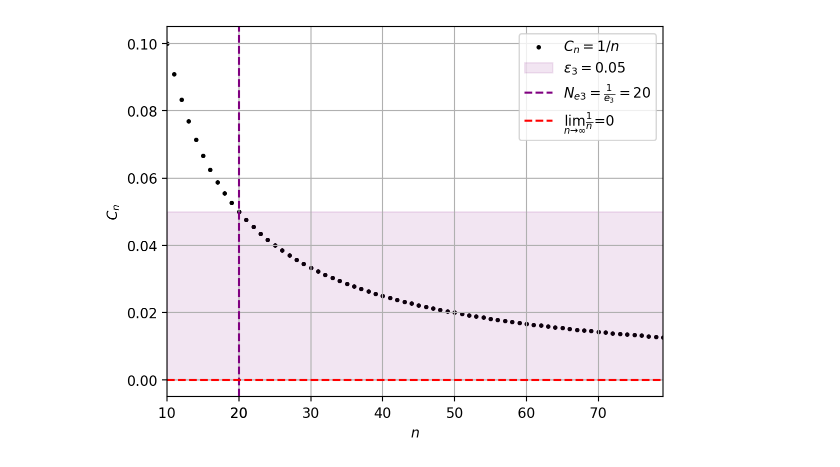
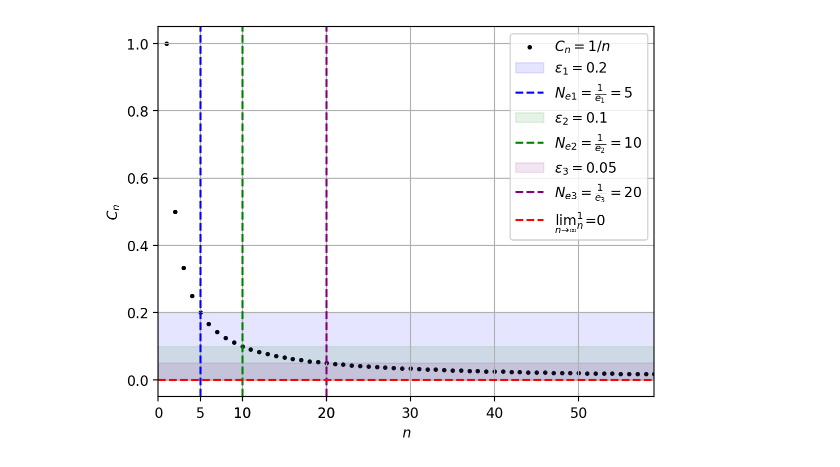
Before and after one commit to sabahtalateh/ainots, a Jupyter notebook: specmatan/matan1/day2/limitdemo.ipynb, the cells around one changed output. Cells and saved outputs as stored; diff of their text form; code cells hidden in the pictures.

```diff
--- a/specmatan/matan1/day2/limitdemo.ipynb
+++ b/specmatan/matan1/day2/limitdemo.ipynb
@@ -10,31 +10,29 @@ def drawe(f, e, i, color, ticks):
     plt.axvline(ne, c=color, lw=1.5, ls="--", label=rf"$N_{{e{i}}} = \frac{{1}}{{e_{i}}} = {int(1/e)}$")
     ticks.append(ne)
 # %%
-N = 10; M = 80
+N = 1; M = 60
 rng = range(N, M)
 f = lambda n: 1 / n
-
-# Оси и сетка
-plt.xlabel("$n$")
-plt.ylabel("$C_n$")
 
 # Строим простой график
 plt.scatter(rng, [f(n) for n in rng], s=5, c="k", label=r"$C_n = 1/n$")
 
 # Получаем текущие метки по оси x
 x_ticks = list(plt.xticks()[0])
 
-# drawe(f, 0.2, 1, "blue", x_ticks)
-# drawe(f, 0.1, 2, "green", x_ticks)
+drawe(f, 0.2, 1, "blue", x_ticks)
+drawe(f, 0.1, 2, "green", x_ticks)
 drawe(f, 0.05, 3, "purple", x_ticks)
 
 plt.axhline(0, c="r", lw=1.5, ls="--", label=r"$\lim_{n \to \infty} \frac{1}{n} = 0$")
 
 # Рисуем
+plt.xlabel("$n$")
+plt.ylabel("$C_n$")
 plt.xticks(x_ticks)
 plt.grid()
 plt.legend()
-plt.xlim(N, M - 1)
+plt.xlim(0, M - 1)
 plt.show()
 # %% [output]
-[figure, old version]
+[figure, new version]
```
Also changed, not shown: parts of 1 cell of this notebook, 2 other files.
